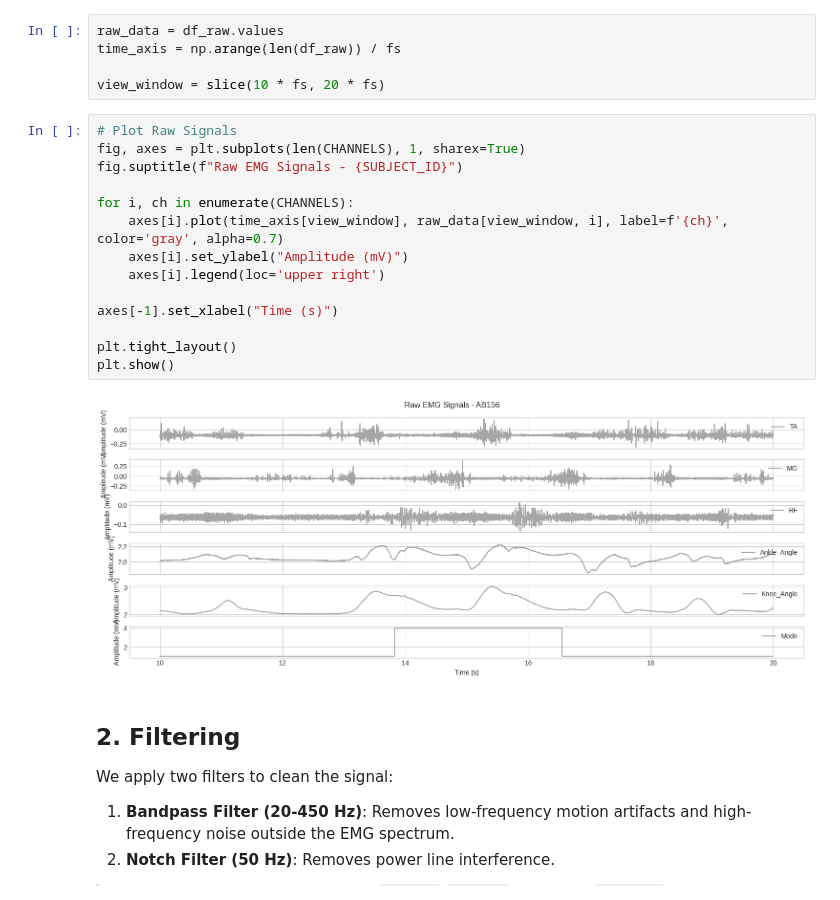
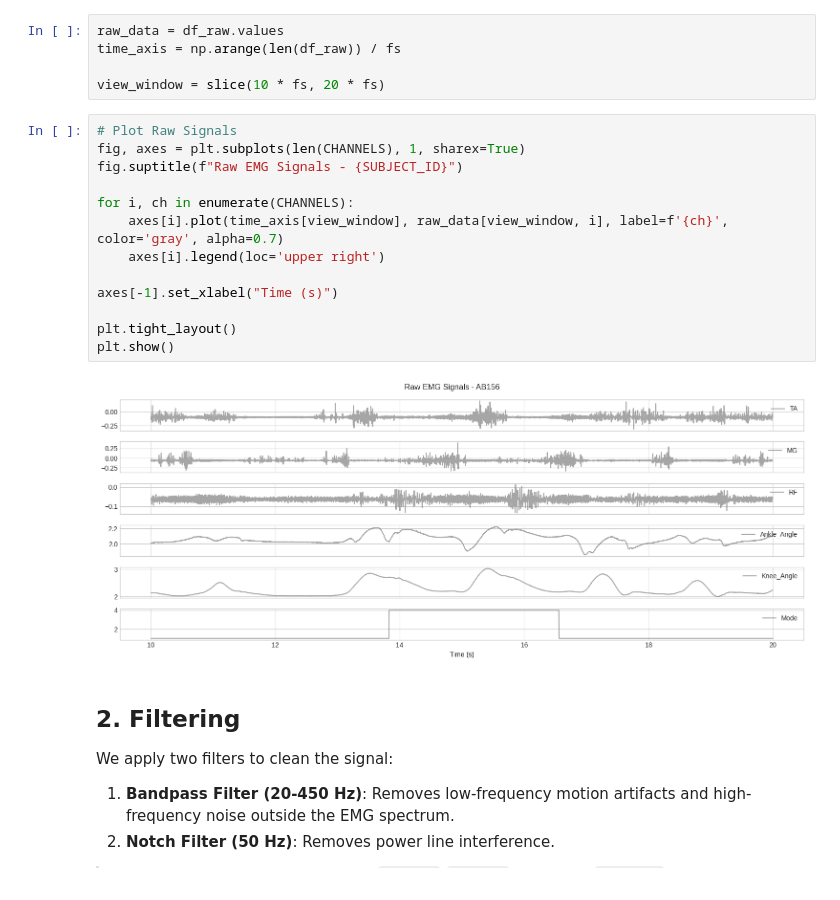
Before and after one commit to MNR-MarcosOriolPagonabarraga-projects/NeuroGait, a Jupyter notebook: src/notebooks/preprocessing.ipynb, the cells around one changed output. Drawn from its saved outputs; the diff is of its cells as text.

```diff
--- a/src/notebooks/preprocessing.ipynb
+++ b/src/notebooks/preprocessing.ipynb
@@ -74,19 +74,18 @@ view_window = slice(10 * fs, 20 * fs)
 # %%
 # Plot Raw Signals
 fig, axes = plt.subplots(len(CHANNELS), 1, sharex=True)
 fig.suptitle(f"Raw EMG Signals - {SUBJECT_ID}")
 
 for i, ch in enumerate(CHANNELS):
     axes[i].plot(time_axis[view_window], raw_data[view_window, i], label=f'{ch}', color='gray', alpha=0.7)
-    axes[i].set_ylabel("Amplitude (mV)")
     axes[i].legend(loc='upper right')
 
 axes[-1].set_xlabel("Time (s)")
 
 plt.tight_layout()
 plt.show()
 # %% [output]
-[figure, old version]
+[figure, new version]
 # %% [markdown]
 ## 2. Filtering
 
```
Also changed, not shown: parts of 1 cell of this notebook, 22 other files.
